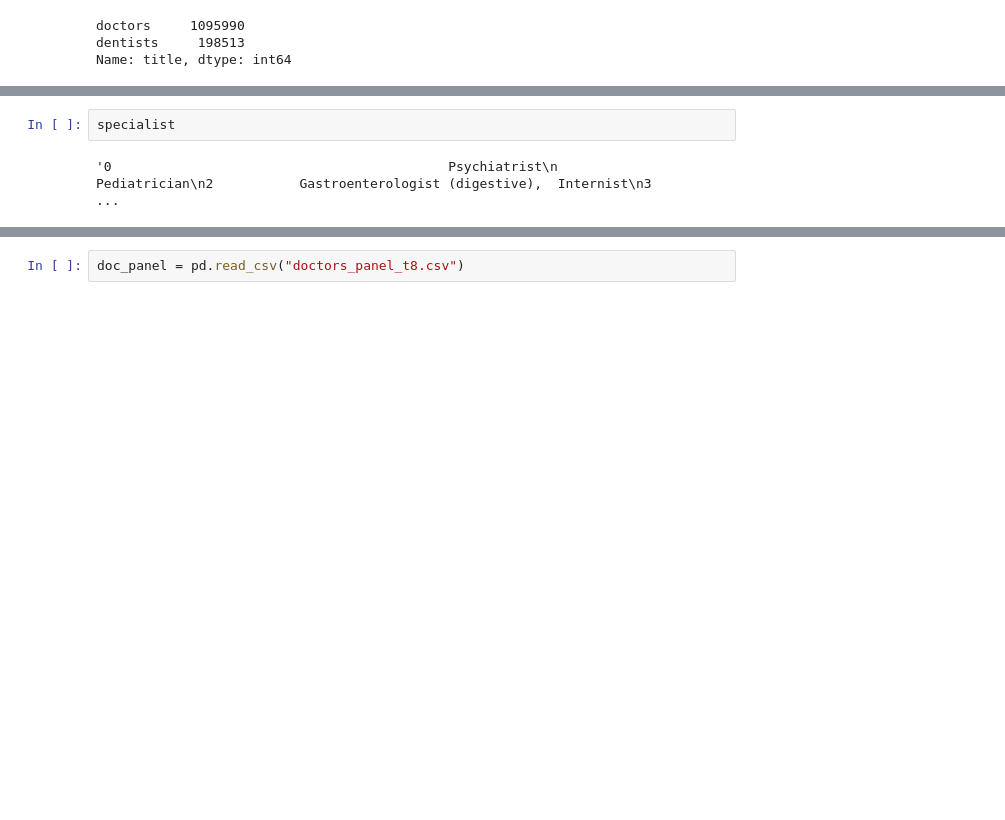
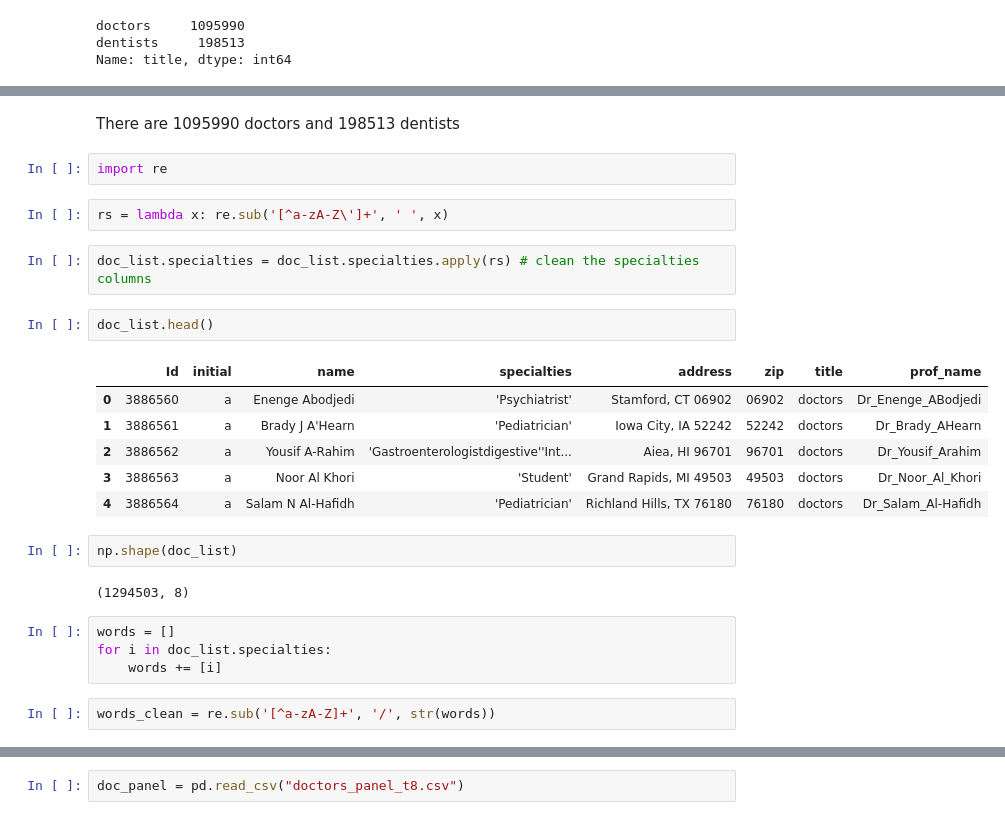
Before and after one commit to jhuang2023/Doctor_Bias, a Jupyter notebook: data/cleandata.ipynb, the cells around one changed output, grey strips where cells are left out. Drawn from its saved outputs; the diff is of its cells as text; blank space fills up the shorter version.

```diff
--- a/data/cleandata.ipynb
+++ b/data/cleandata.ipynb
@@ -63,4 +60,27 @@ for i in remove:
-# %%
-specialist
-# %% [output]
-'0                                           Psychiatrist\n                                           Pediatrician\n2           Gastroenterologist (digestive),  Internist\n3                            ...
+# %% [markdown]
+There are 1095990 doctors and 198513 dentists
+# %%
+import re
+# %%
+rs = lambda x: re.sub('[^a-zA-Z\']+', ' ', x)
+# %%
+doc_list.specialties = doc_list.specialties.apply(rs) # clean the specialties columns
+# %%
+doc_list.head()
+# %% [output]
+|  | Id | initial | name | specialties | address | zip | title | prof_name |
+| 0 | 3886560 | a | Enenge Abodjedi | 'Psychiatrist' | Stamford, CT 06902 | 06902 | doctors | Dr_Enenge_ABodjedi |
+| 1 | 3886561 | a | Brady J A'Hearn | 'Pediatrician' | Iowa City, IA 52242 | 52242 | doctors | Dr_Brady_AHearn |
+| 2 | 3886562 | a | Yousif A-Rahim | 'Gastroenterologistdigestive''Int... | Aiea, HI 96701 | 96701 | doctors | Dr_Yousif_Arahim |
+| 3 | 3886563 | a | Noor Al Khori | 'Student' | Grand Rapids, MI 49503 | 49503 | doctors | Dr_Noor_Al_Khori |
+| 4 | 3886564 | a | Salam N Al-Hafidh | 'Pediatrician' | Richland Hills, TX 76180 | 76180 | doctors | Dr_Salam_Al-Hafidh |
+# %%
+np.shape(doc_list)
+# %% [output]
+(1294503, 8)
+# %%
+words = []
+for i in doc_list.specialties:
+    words += [i]
+# %%
+words_clean = re.sub('[^a-zA-Z]+', '/', str(words))
```
Also changed, not shown: parts of 12 cells of this notebook.
